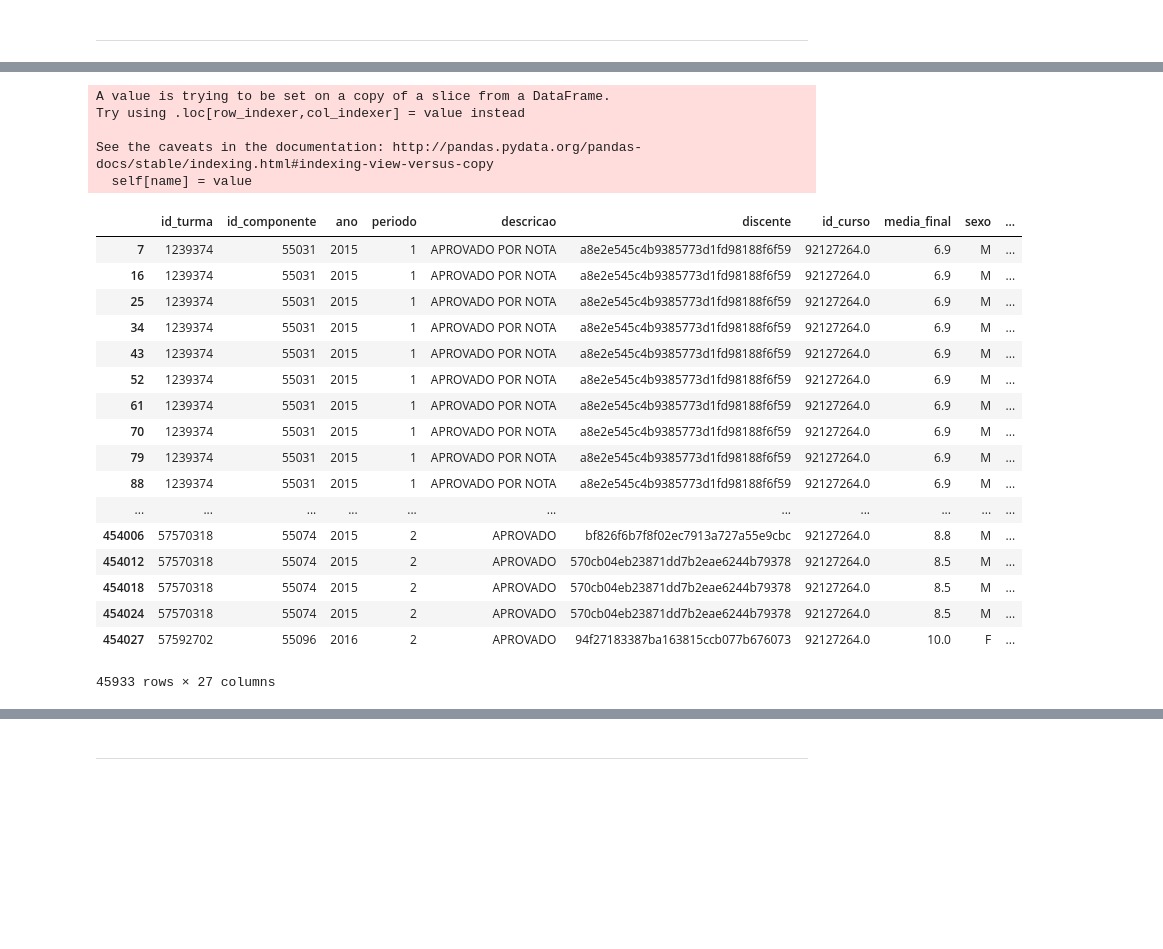
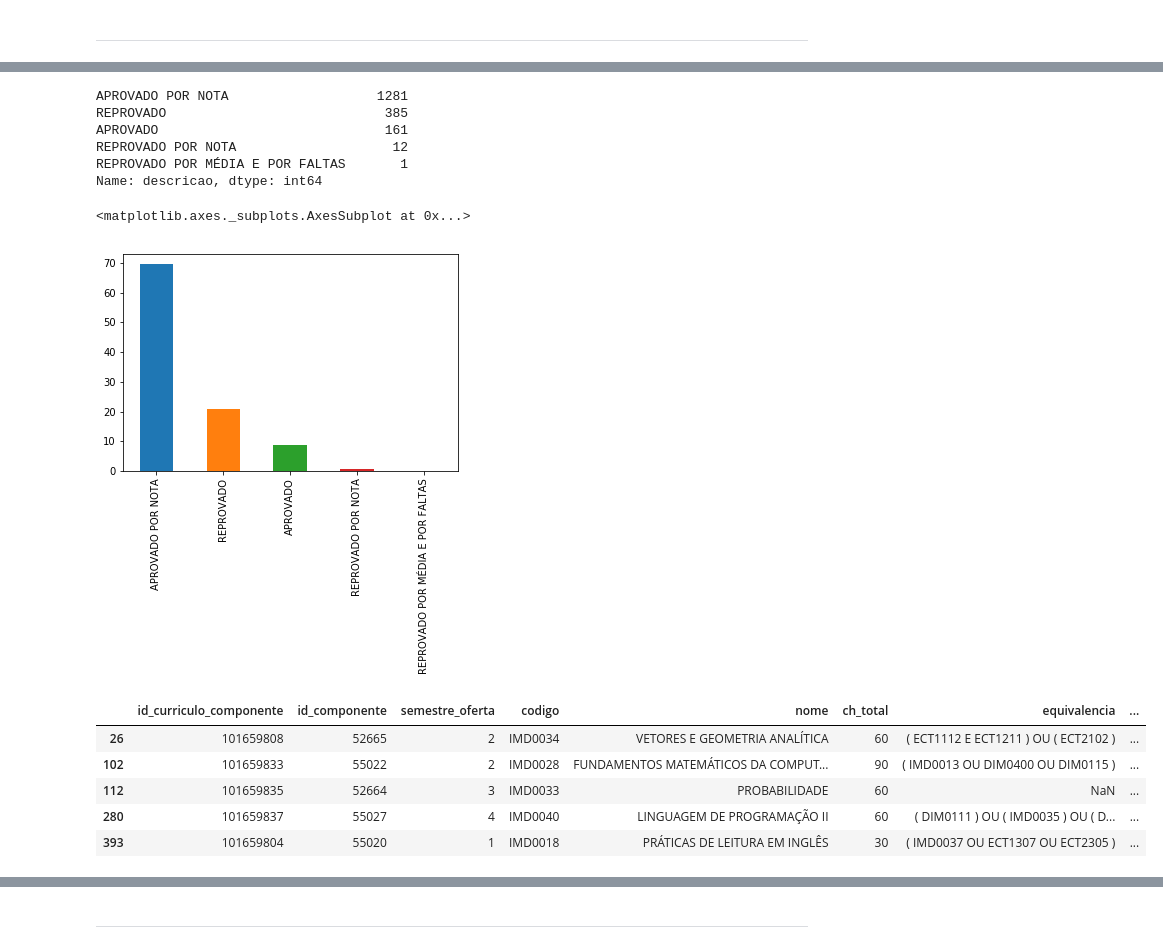
Before and after one commit to CinthiaKatiane/FinalProject-CD, a Jupyter notebook: ProjetoFinal-CD.ipynb, the cells around one changed output, grey strips where cells are left out. Saved outputs shown, nothing was run; the diff lists cells and outputs as text; code cells hidden in the pictures; blank space fills up the shorter version.

```diff
--- a/ProjetoFinal-CD.ipynb
+++ b/ProjetoFinal-CD.ipynb
@@ -87,7 +130,6 @@ See the caveats in the documentation: http://pandas.pydata.org/pandas-docs/stabl
   self[name] = value
 # %%
 df_curriculo_componente = pd.merge(df_curriculo, df_componentes_imd, on='id_componente')
-df_curriculo_componente = df_curriculo_componente.drop(['nivel', 'tipo_componente'], axis=1)
 df_curriculo_componente.head()
 # %% [output]
 |  | id_curriculo_componente | id_curriculo | id_componente | semestre_oferta | tipo_vinculo_componente | ... |
@@ -96,3 +138,5 @@ df_curriculo_componente.head()
 | 2 | 96338889 | 96338399 | 52682 | 5 | OBRIGATÓRIO | ... |
 | 3 | 101667945 | 101658777 | 52682 | 0 | OPTATIVO | ... |
 | 4 | 101668653 | 101668583 | 52682 | 0 | OPTATIVO | ... |
+# %%
+df_componentes_obrigatorios = df_curriculo_componente[df_curriculo_componente.tipo_vinculo_componente == 'OBRIGATÓRIO']
@@ -98,0 +163,5 @@ df_curriculo_componente.head()
+# %%
+df_curriculo_comum = df_componentes_obrigatorios[df_componentes_obrigatorios.id_curriculo == 101658777]
+# %%
+colunas_remover = ['id_curriculo', 'tipo_vinculo_componente', 'nivel_ensino', 'nivel', 'tipo_componente']
+df_curriculo_comum = df_curriculo_comum.drop(colunas_remover, axis=1)
@@ -385,33 +489,26 @@ df_geral.head()
+# %%
+results = df_turma_matricula.loc[(df_turma_matricula.reposicao == 't')]
+print (results.descricao.value_counts())
+(results.descricao.value_counts(normalize=True)*100).plot(kind='bar')
+# %% [output]
+APROVADO POR NOTA                   1281
+REPROVADO                            385
+APROVADO                             161
+REPROVADO POR NOTA                    12
+REPROVADO POR MÉDIA E POR FALTAS       1
+Name: descricao, dtype: int64
+<matplotlib.axes._subplots.AxesSubplot at 0x...>
+[figure, added]
 # %%
-df_grade = df_geral[df_geral.id_curriculo == 101658777]
-df_grade_obrg = df_grade[df_grade.tipo_vinculo_componente == 'OBRIGATÓRIO']
-
+df_grade = df_curriculo_comum
 df_grade.pre_requisito = df_grade.pre_requisito.str.replace('(', '')
 df_grade.pre_requisito = df_grade.pre_requisito.str.replace(')', '')
 df_grade.pre_requisito = df_grade.pre_requisito.str.replace(' ', '')
-
-df_grade
+df_grade.head()
 # %% [output]
-A value is trying to be set on a copy of a slice from a DataFrame.
-Try using .loc[row_indexer,col_indexer] = value instead
-
-See the caveats in the documentation: http://pandas.pydata.org/pandas-docs/stable/indexing.html#indexing-view-versus-copy
-  self[name] = value
-|  | id_turma | id_componente | ano | periodo | descricao | discente | id_curso | media_final | sexo | ... |
-| 7 | 1239374 | 55031 | 2015 | 1 | APROVADO POR NOTA | a8e2e545c4b9385773d1fd98188f6f59 | 92127264.0 | 6.9 | M | ... |
-| 16 | 1239374 | 55031 | 2015 | 1 | APROVADO POR NOTA | a8e2e545c4b9385773d1fd98188f6f59 | 92127264.0 | 6.9 | M | ... |
-| 25 | 1239374 | 55031 | 2015 | 1 | APROVADO POR NOTA | a8e2e545c4b9385773d1fd98188f6f59 | 92127264.0 | 6.9 | M | ... |
-| 34 | 1239374 | 55031 | 2015 | 1 | APROVADO POR NOTA | a8e2e545c4b9385773d1fd98188f6f59 | 92127264.0 | 6.9 | M | ... |
-| 43 | 1239374 | 55031 | 2015 | 1 | APROVADO POR NOTA | a8e2e545c4b9385773d1fd98188f6f59 | 92127264.0 | 6.9 | M | ... |
-| 52 | 1239374 | 55031 | 2015 | 1 | APROVADO POR NOTA | a8e2e545c4b9385773d1fd98188f6f59 | 92127264.0 | 6.9 | M | ... |
-| 61 | 1239374 | 55031 | 2015 | 1 | APROVADO POR NOTA | a8e2e545c4b9385773d1fd98188f6f59 | 92127264.0 | 6.9 | M | ... |
-| 70 | 1239374 | 55031 | 2015 | 1 | APROVADO POR NOTA | a8e2e545c4b9385773d1fd98188f6f59 | 92127264.0 | 6.9 | M | ... |
-| 79 | 1239374 | 55031 | 2015 | 1 | APROVADO POR NOTA | a8e2e545c4b9385773d1fd98188f6f59 | 92127264.0 | 6.9 | M | ... |
-| 88 | 1239374 | 55031 | 2015 | 1 | APROVADO POR NOTA | a8e2e545c4b9385773d1fd98188f6f59 | 92127264.0 | 6.9 | M | ... |
-| ... | ... | ... | ... | ... | ... | ... | ... | ... | ... | ... |
-| 454006 | 57570318 | 55074 | 2015 | 2 | APROVADO | bf826f6b7f8f02ec7913a727a55e9cbc | 92127264.0 | 8.8 | M | ... |
-| 454012 | 57570318 | 55074 | 2015 | 2 | APROVADO | 570cb04eb23871dd7b2eae6244b79378 | 92127264.0 | 8.5 | M | ... |
-| 454018 | 57570318 | 55074 | 2015 | 2 | APROVADO | 570cb04eb23871dd7b2eae6244b79378 | 92127264.0 | 8.5 | M | ... |
-| 454024 | 57570318 | 55074 | 2015 | 2 | APROVADO | 570cb04eb23871dd7b2eae6244b79378 | 92127264.0 | 8.5 | M | ... |
-| 454027 | 57592702 | 55096 | 2016 | 2 | APROVADO | 94f27183387ba163815ccb077b676073 | 92127264.0 | 10.0 | F | ... |
+|  | id_curriculo_componente | id_componente | semestre_oferta | codigo | nome | ch_total | equivalencia | ... |
+| 26 | 101659808 | 52665 | 2 | IMD0034 | VETORES E GEOMETRIA ANALÍTICA | 60 | ( ECT1112 E ECT1211 ) OU ( ECT2102 ) | ... |
+| 102 | 101659833 | 55022 | 2 | IMD0028 | FUNDAMENTOS MATEMÁTICOS DA COMPUT... | 90 | ( IMD0013 OU DIM0400 OU DIM0115 ) | ... |
+| 112 | 101659835 | 52664 | 3 | IMD0033 | PROBABILIDADE | 60 | NaN | ... |
+| 280 | 101659837 | 55027 | 4 | IMD0040 | LINGUAGEM DE PROGRAMAÇÃO II | 60 | ( DIM0111 ) OU ( IMD0035 ) OU ( D... | ... |
+| 393 | 101659804 | 55020 | 1 | IMD0018 | PRÁTICAS DE LEITURA EM INGLÊS | 30 | ( IMD0037 OU ECT1307 OU ECT2305 ) | ... |
-45933 rows × 27 columns
```
Also changed, not shown: parts of 48 cells of this notebook, 2 other files.
